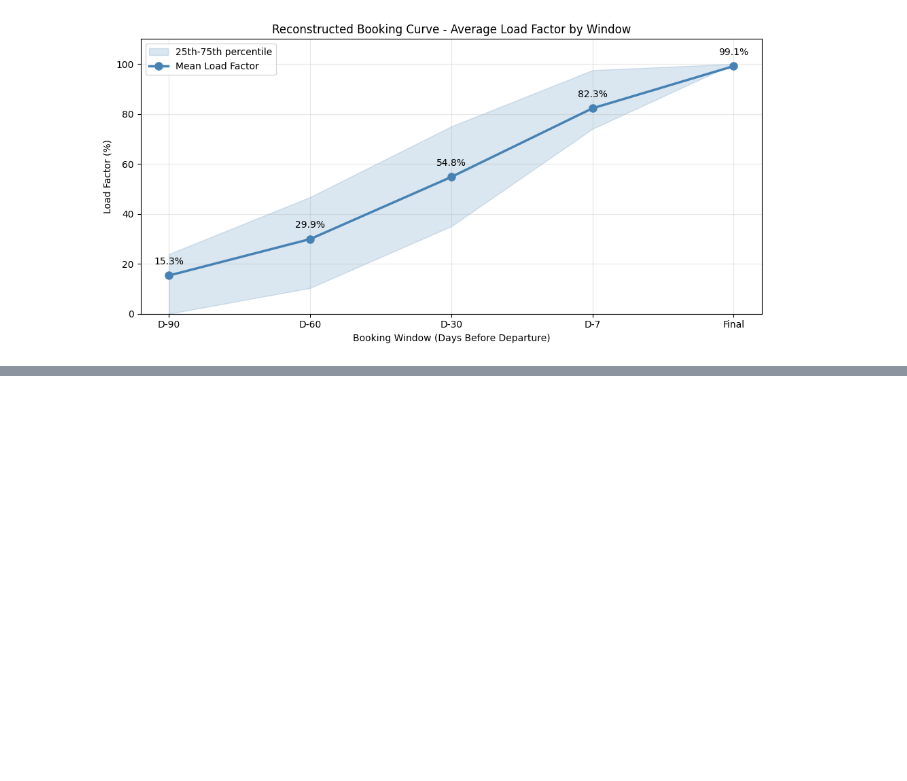
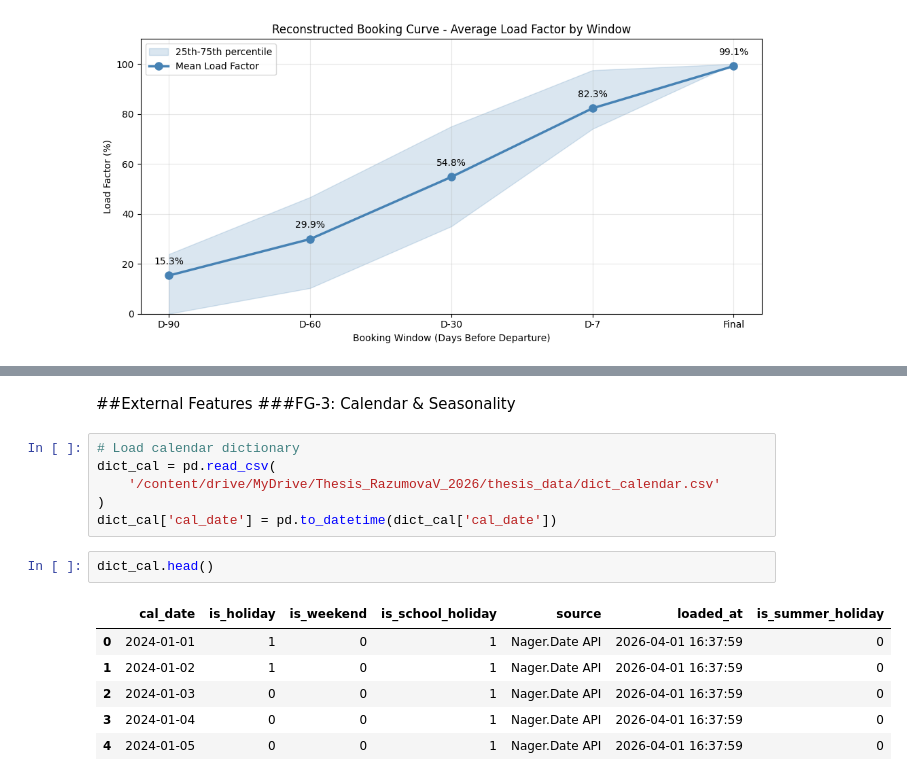
Before and after one commit to VildanaRazumova/thesis-demand-forecasting, a Jupyter notebook: thesis_notebook_final.ipynb, the cells around one changed output, grey strips where cells are left out. Saved outputs shown, nothing was run; the diff lists cells and outputs as text; blank space fills up the shorter version.

```diff
--- a/thesis_notebook_final.ipynb
+++ b/thesis_notebook_final.ipynb
@@ -1564,0 +1800,18 @@ plt.show()
+# %% [markdown]
+##External Features
+###FG-3: Calendar & Seasonality
+# %%
+# Load calendar dictionary
+dict_cal = pd.read_csv(
+    '/content/drive/MyDrive/Thesis_RazumovaV_2026/thesis_data/dict_calendar.csv'
+)
+dict_cal['cal_date'] = pd.to_datetime(dict_cal['cal_date'])
+# %%
+dict_cal.head()
+# %% [output]
+|  | cal_date | is_holiday | is_weekend | is_school_holiday | source | loaded_at | is_summer_holiday |
+| 0 | 2024-01-01 | 1 | 0 | 1 | Nager.Date API | 2026-04-01 16:37:59 | 0 |
+| 1 | 2024-01-02 | 1 | 0 | 1 | Nager.Date API | 2026-04-01 16:37:59 | 0 |
+| 2 | 2024-01-03 | 0 | 0 | 1 | Nager.Date API | 2026-04-01 16:37:59 | 0 |
+| 3 | 2024-01-04 | 0 | 0 | 1 | Nager.Date API | 2026-04-01 16:37:59 | 0 |
+| 4 | 2024-01-05 | 0 | 0 | 1 | Nager.Date API | 2026-04-01 16:37:59 | 0 |
```
Also changed, not shown: parts of 33 cells of this notebook.
